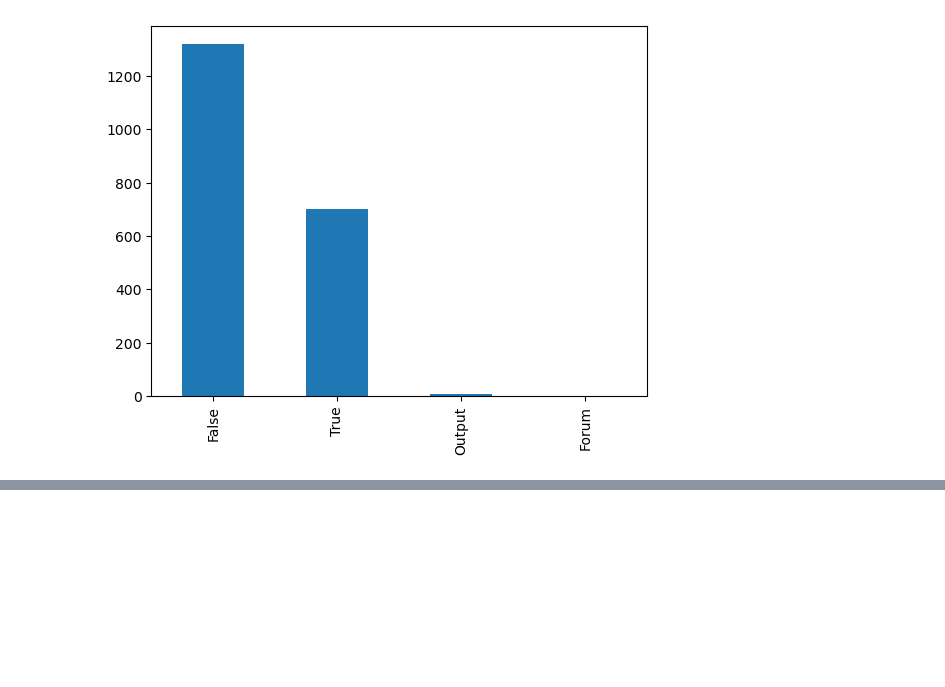
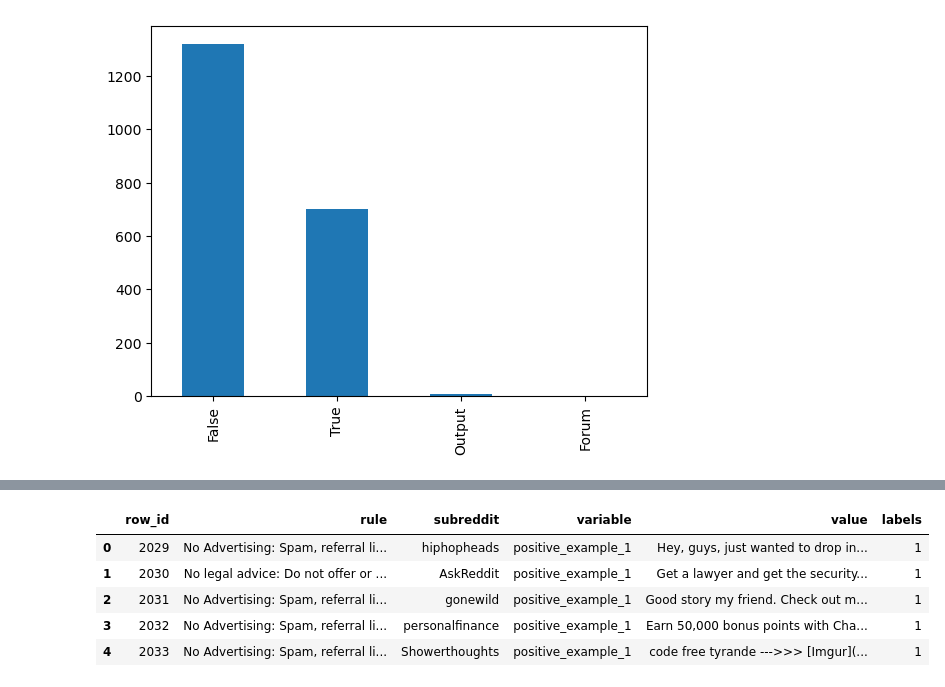
Before and after one commit to dsc-hro/kaggle-jigsaw-agile-community-rules, a Jupyter notebook: submission.ipynb, the cells around one changed output, grey strips where cells are left out. Cells and saved outputs as stored; diff of their text form; code cells hidden in the pictures; blank space fills up the shorter version.

```diff
--- a/submission.ipynb
+++ b/submission.ipynb
@@ -275,0 +444,19 @@ np.float64(0.5012321340561853)
+# %%
+tune_eval_df = test_df.drop(columns="body").melt(id_vars=["row_id", "rule", "subreddit"])
+
+positive_mask = tune_eval_df["variable"].str.contains("positive")
+negative_mask = tune_eval_df["variable"].str.contains("negative")
+
+tune_eval_df.loc[negative_mask, "labels"] = 0
+tune_eval_df.loc[positive_mask, "labels"] = 1
+
+tune_eval_df["labels"] = tune_eval_df["labels"].astype(int)
+
+tune_eval_df.head()
+# %% [output]
+|  | row_id | rule | subreddit | variable | value | labels |
+| 0 | 2029 | No Advertising: Spam, referral li... | hiphopheads | positive_example_1 | Hey, guys, just wanted to drop in... | 1 |
+| 1 | 2030 | No legal advice: Do not offer or ... | AskReddit | positive_example_1 | Get a lawyer and get the security... | 1 |
+| 2 | 2031 | No Advertising: Spam, referral li... | gonewild | positive_example_1 | Good story my friend. Check out m... | 1 |
+| 3 | 2032 | No Advertising: Spam, referral li... | personalfinance | positive_example_1 | Earn 50,000 bonus points with Cha... | 1 |
+| 4 | 2033 | No Advertising: Spam, referral li... | Showerthoughts | positive_example_1 | code free tyrande --->>> [Imgur](... | 1 |
```
Also changed, not shown: parts of 43 cells of this notebook, 7 other files.
